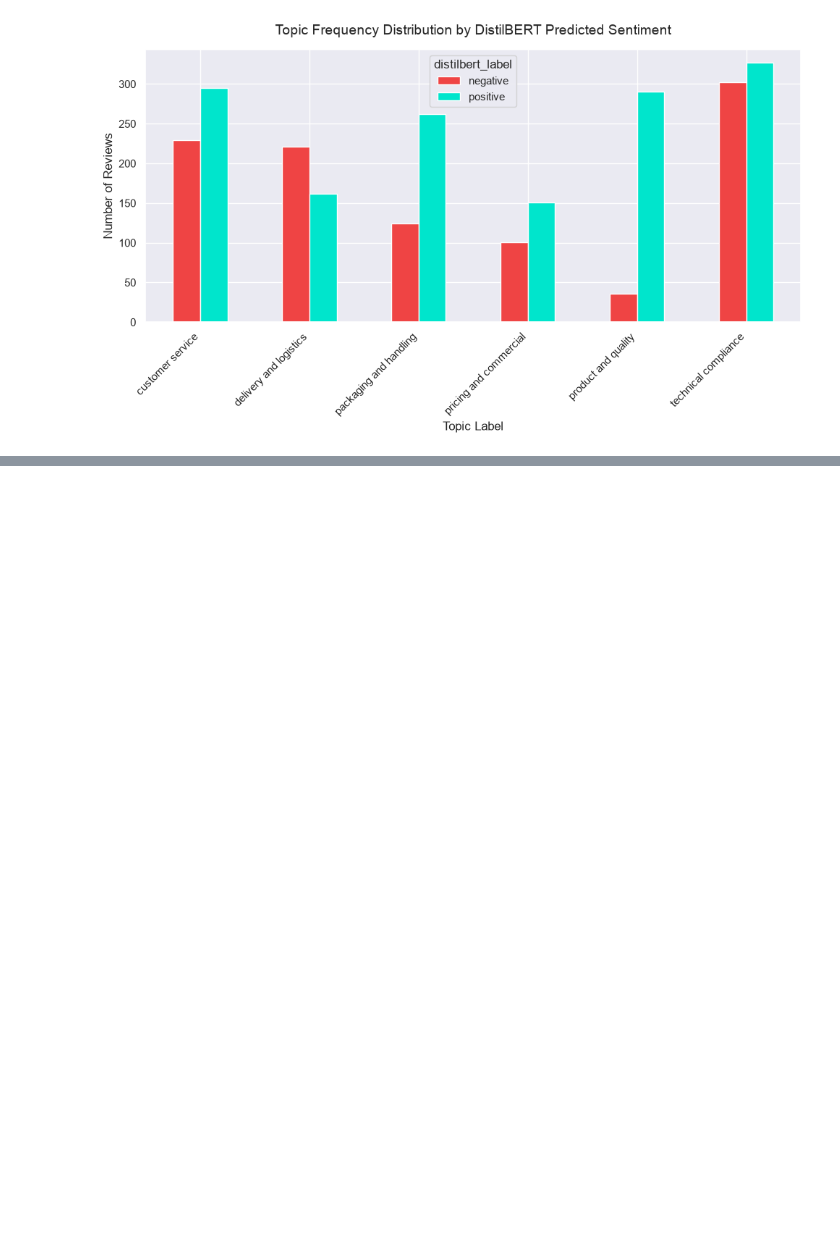
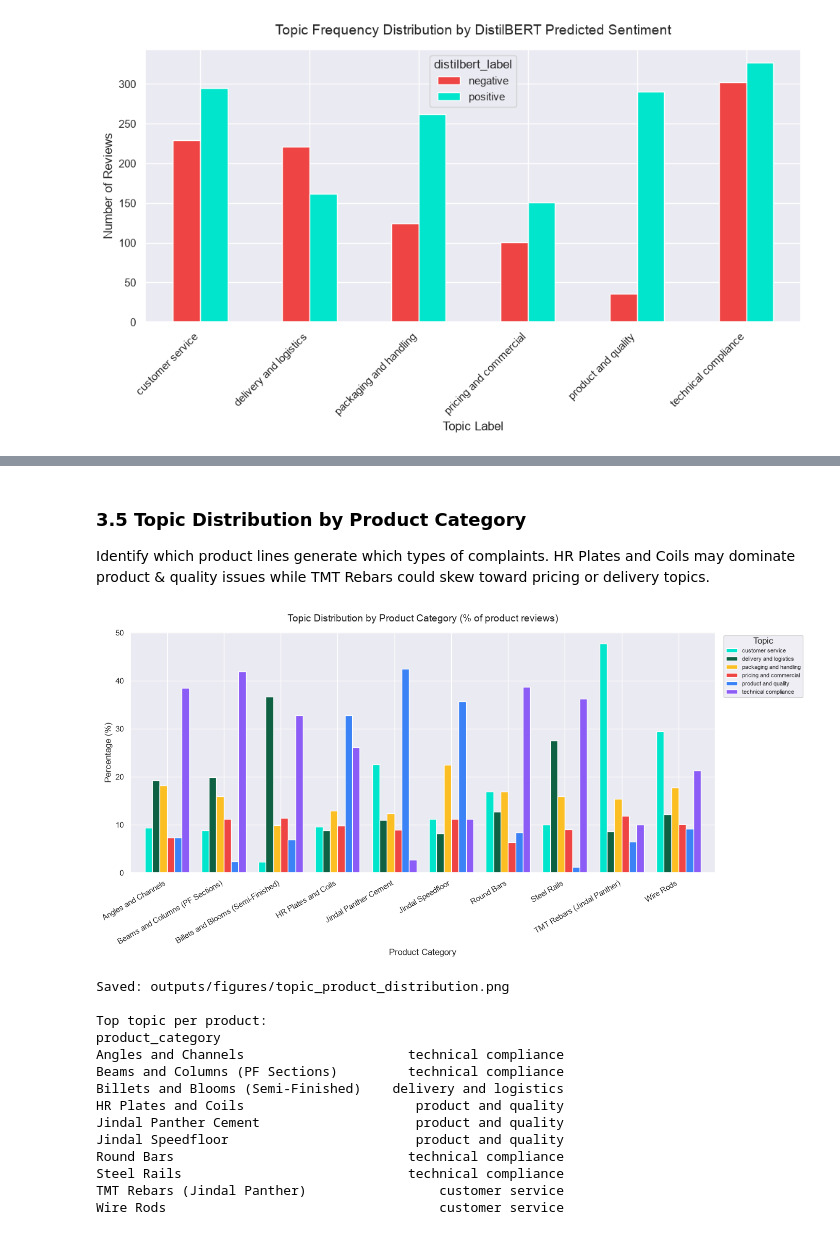
Before and after one commit to ali7540/nlp-quality-feedback-analyzer, a Jupyter notebook: notebooks/week3_topics_entities.ipynb, the cells around one changed output, grey strips where cells are left out. Cells and saved outputs as stored; diff of their text form; code cells hidden in the pictures; blank space fills up the shorter version.

```diff
--- a/notebooks/week3_topics_entities.ipynb
+++ b/notebooks/week3_topics_entities.ipynb
@@ -305,0 +463,48 @@ plt.show()
+# %% [markdown]
+### 3.5 Topic Distribution by Product Category
+
+Identify which product lines generate which types of complaints. HR Plates and Coils may dominate product & quality issues while TMT Rebars could skew toward pricing or delivery topics.
+# %%
+product_topic = pd.crosstab(
+    df_analysis['product_category'],
+    df_analysis['topic_label'],
+    normalize='index'
+) * 100
+
+fig, ax = plt.subplots(figsize=(14, 7))
+
+product_topic.plot(
+    kind='bar',
+    ax=ax,
+    color=topic_colors[:len(product_topic.columns)],
+    width=0.78
+)
+
+ax.set_title('Topic Distribution by Product Category (% of product reviews)', fontsize=14, pad=15)
+ax.set_xlabel('Product Category', fontsize=12)
+ax.set_ylabel('Percentage (%)', fontsize=12)
+ax.set_xticklabels(ax.get_xticklabels(), rotation=30, ha='right')
+ax.legend(title='Topic', bbox_to_anchor=(1.01, 1), loc='upper left', fontsize=8)
+plt.tight_layout()
+plt.savefig('../outputs/figures/topic_product_distribution.png', dpi=150, bbox_inches='tight')
+plt.show()
+print('Saved: outputs/figures/topic_product_distribution.png')
+print()
+print('Top topic per product:')
+print(product_topic.idxmax(axis=1).to_string())
+# %% [output]
+[figure, added]
+Saved: outputs/figures/topic_product_distribution.png
+
+Top topic per product:
+product_category
+Angles and Channels                     technical compliance
+Beams and Columns (PF Sections)         technical compliance
+Billets and Blooms (Semi-Finished)    delivery and logistics
+HR Plates and Coils                      product and quality
+Jindal Panther Cement                    product and quality
+Jindal Speedfloor                        product and quality
+Round Bars                              technical compliance
+Steel Rails                             technical compliance
+TMT Rebars (Jindal Panther)                 customer service
+Wire Rods                                   customer service
```
Also changed, not shown: parts of 12 cells of this notebook, 9 other files.
